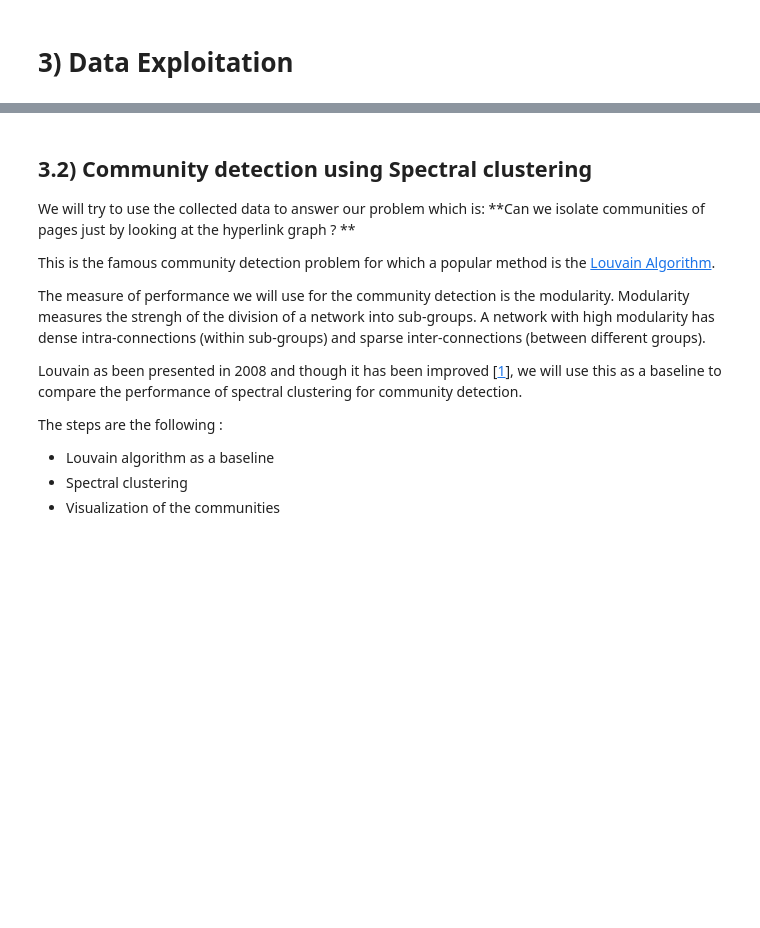
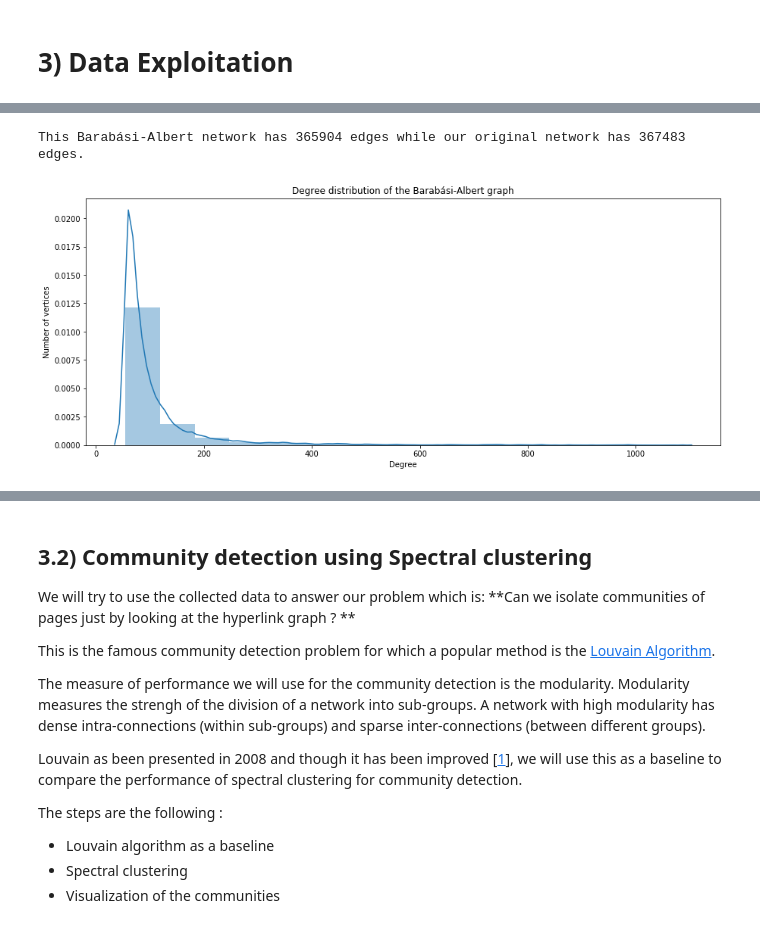
Before and after one commit to armand33/wikipedia_graph, a Jupyter notebook: ntds_project.ipynb, the cells around one changed output, grey strips where cells are left out. Cells and saved outputs as stored; diff of their text form; code cells hidden in the pictures; blank space fills up the shorter version.

```diff
--- a/ntds_project.ipynb
+++ b/ntds_project.ipynb
@@ -277,0 +353,9 @@ plt.show()
+# %%
+ba = nx.barabasi_albert_graph(nNodes, 54)
+
+print('This Barabási-Albert network has {0} edges while our original network has {1} edges.'.format(ba.size(), nEdges))
+
+plot_degree_distr(ba, title='Degree distribution of the Barabási-Albert graph')
+# %% [output]
+This Barabási-Albert network has 365904 edges while our original network has 367483 edges.
+[figure, added]
```
Also changed, not shown: parts of 50 cells of this notebook.
